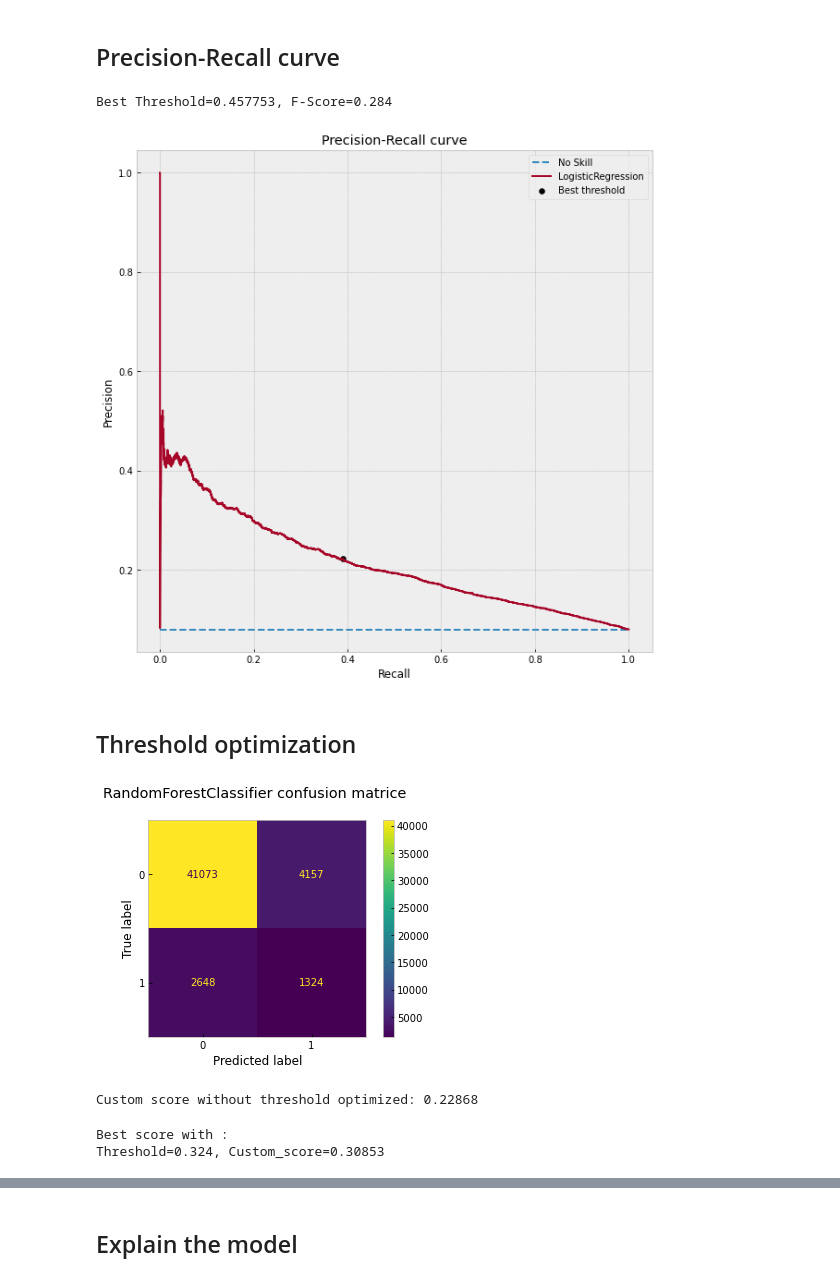
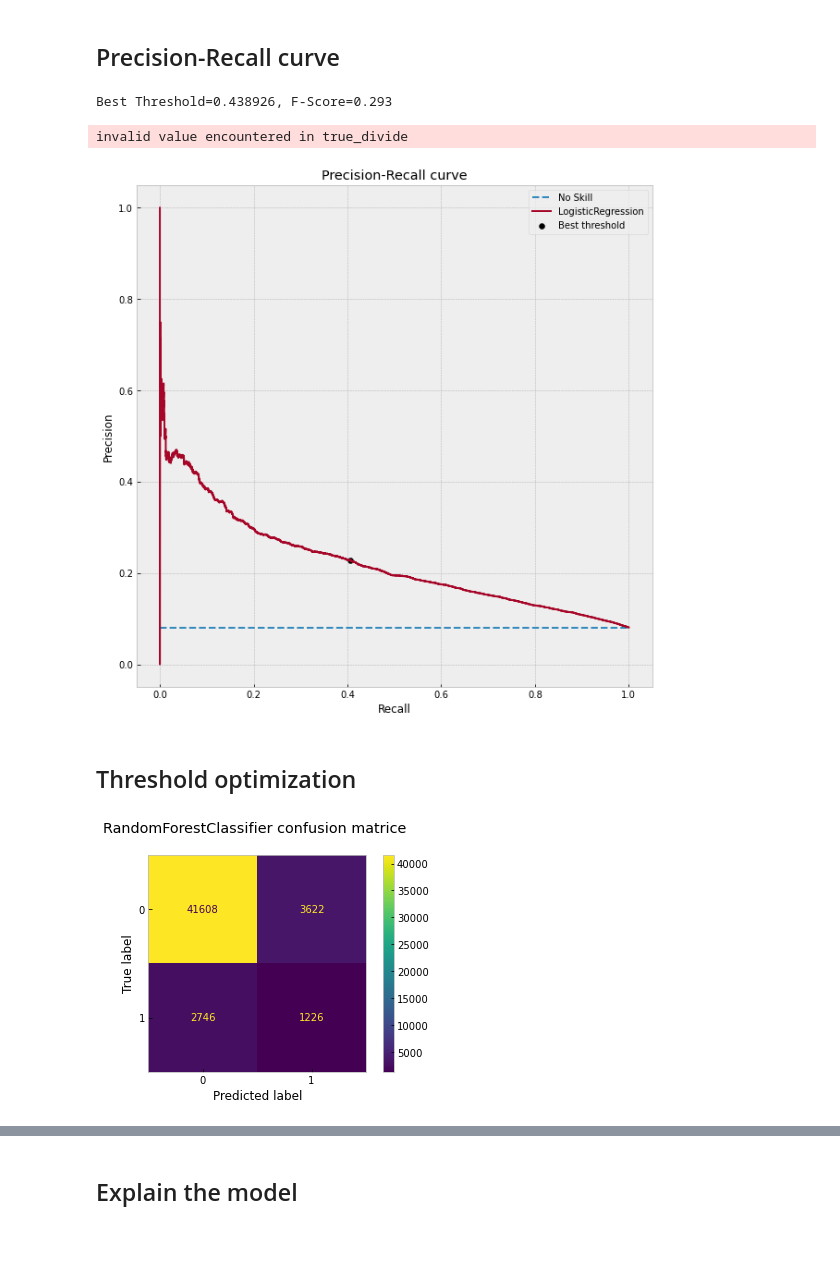
Before and after one commit to HuguesMAP/OC-P7-Impl-mentez-un-mod-le-de-scoring, a Jupyter notebook: Projet 7 - Implémentez un modèle de scoring - Modélisation.ipynb, the cells around one changed output, grey strips where cells are left out. Saved outputs shown, nothing was run; the diff lists cells and outputs as text; code cells hidden in the pictures; blank space fills up the shorter version.

```diff
--- a/Projet 7 - Implémentez un modèle de scoring - Modélisation.ipynb
+++ b/Projet 7 - Implémentez un modèle de scoring - Modélisation.ipynb
@@ -642,7 +644,7 @@ X_sample2_train, X_sample2_test, y_sample2_train, y_sample2_test = \
 
 # fit model with the new samplig
 model = random_lr.best_estimator_
-model.fit(X_sample_train, y_sample_train)
+model.fit(X_sample2_train, y_sample2_train)
 # %% [output]
 Pipeline(steps=[('imputer', SimpleImputer(strategy='median')),
                 ('scaler', StandardScaler()),
@@ -694,34 +696,40 @@ Best Threshold=0.277039,       G-Mean=0.672
 # %%
 # %%flake8
 
 # calculate Precision-Recall curve for model
-precision, recall, thresholds = precision_recall_curve(y_sample2_test, y_predict)
+precision, recall, thresholds = precision_recall_curve(y_sample2_test,
+                                                       y_predict)
 
 # convert to fscore for model
-fscore = (2 * precision * recall) / (precision + recall)
+# fscore = (2 * precision * recall) / (precision + recall)
+fscore = np.where((precision == 0) & (recall == 0), 0,
+                  (2 * precision * recall)/(precision + recall))
+
 # locate the index of the largest f score
 ix = np.argmax(fscore)
-print('Best Threshold=%f, F-Score=%.3f' % (thresholds[ix], fscore_lr[ix]))
+print('Best Threshold=%f, F-Score=%.3f' % (thresholds[ix], fscore[ix]))
 
 # plot the roc curve for the model
 plt.figure(figsize=(10, 10))
 
-no_skill = len(y_test[y_test==1]) / len(y_test)
+no_skill = len(y_sample2_test[y_sample2_test == 1]) / len(y_sample2_test)
 plt.plot([0, 1], [no_skill, no_skill], linestyle='--', label='No Skill')
 
 plt.plot(recall, precision, label='LogisticRegression')
-plt.scatter(recall[ix], precision[ix], marker='o', color='black', label='Best threshold')
+plt.scatter(recall[ix], precision[ix], marker='o',
+            color='black', label='Best threshold')
 
 # axis labels
 plt.xlabel('Recall')
 plt.ylabel('Precision')
 plt.title('Precision-Recall curve')
 plt.legend()
 # show the plot
 plt.show()
 # %% [output]
-Best Threshold=0.457753, F-Score=0.284
+Best Threshold=0.438926, F-Score=0.293
+invalid value encountered in true_divide
-[figure, old version]
+[figure, new version]
 # %% [markdown]
 ## Threshold optimization
 # %%
@@ -732,4 +740,4 @@ plt.grid(None)
 plt.title('RandomForestClassifier confusion matrice \n')
 plt.show()
 # %% [output]
-[figure, old version]
+[figure, new version]
@@ -760,23 +743,0 @@ def custom_score(y_test,y_predict):
-# %%
-# evaluate the model with custom_score and thresholds = 0.5
-score_base_cs = custom_score(y_sample2_test, (y_predict >= 0.5).astype('int'))
-print('Custom score without threshold optimized: %.5f' % score_base_cs)
-# %% [output]
-Custom score without threshold optimized: 0.22868
-# %%
-# search thresholds for imbalanced classification
-
-# apply threshold to positive probabilities to create labels
-def to_labels(pos_probs, threshold):
-    return (pos_probs >= threshold).astype('int')
-
-# define thresholds
-thresholds = np.arange(0, 1, 0.001)
-# evaluate each threshold with custom_score
-scores_cs = [custom_score(y_sample2_test, to_labels(y_predict, t)) for t in thresholds]
-# get best threshold
-ix_cs = np.argmax(scores_cs)
-print('Best score with : \nThreshold=%.3f, Custom_score=%.5f' % (thresholds[ix_cs], scores_cs[ix_cs]))
-# %% [output]
-Best score with :
-Threshold=0.324, Custom_score=0.30853
```
Also changed, not shown: parts of 35 cells of this notebook.
